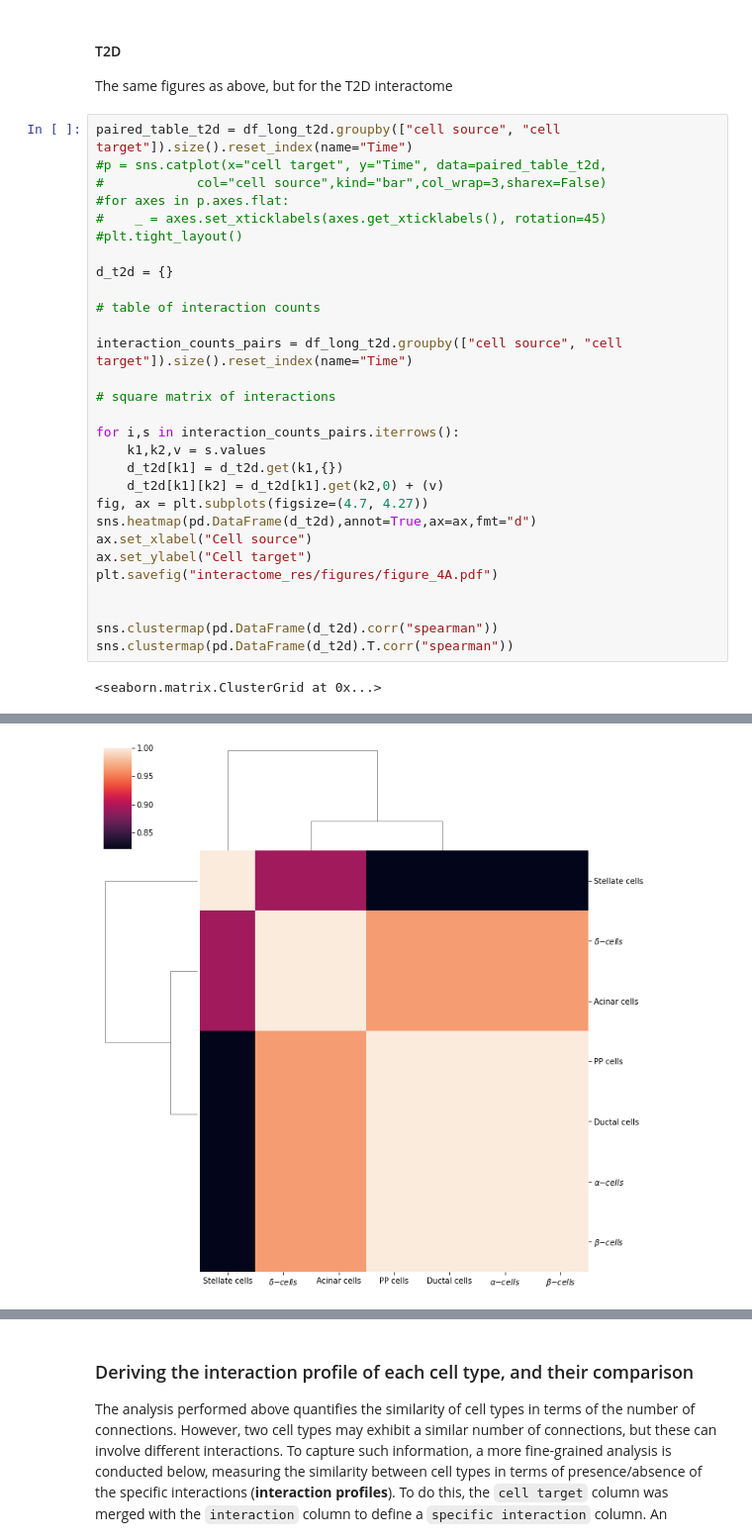
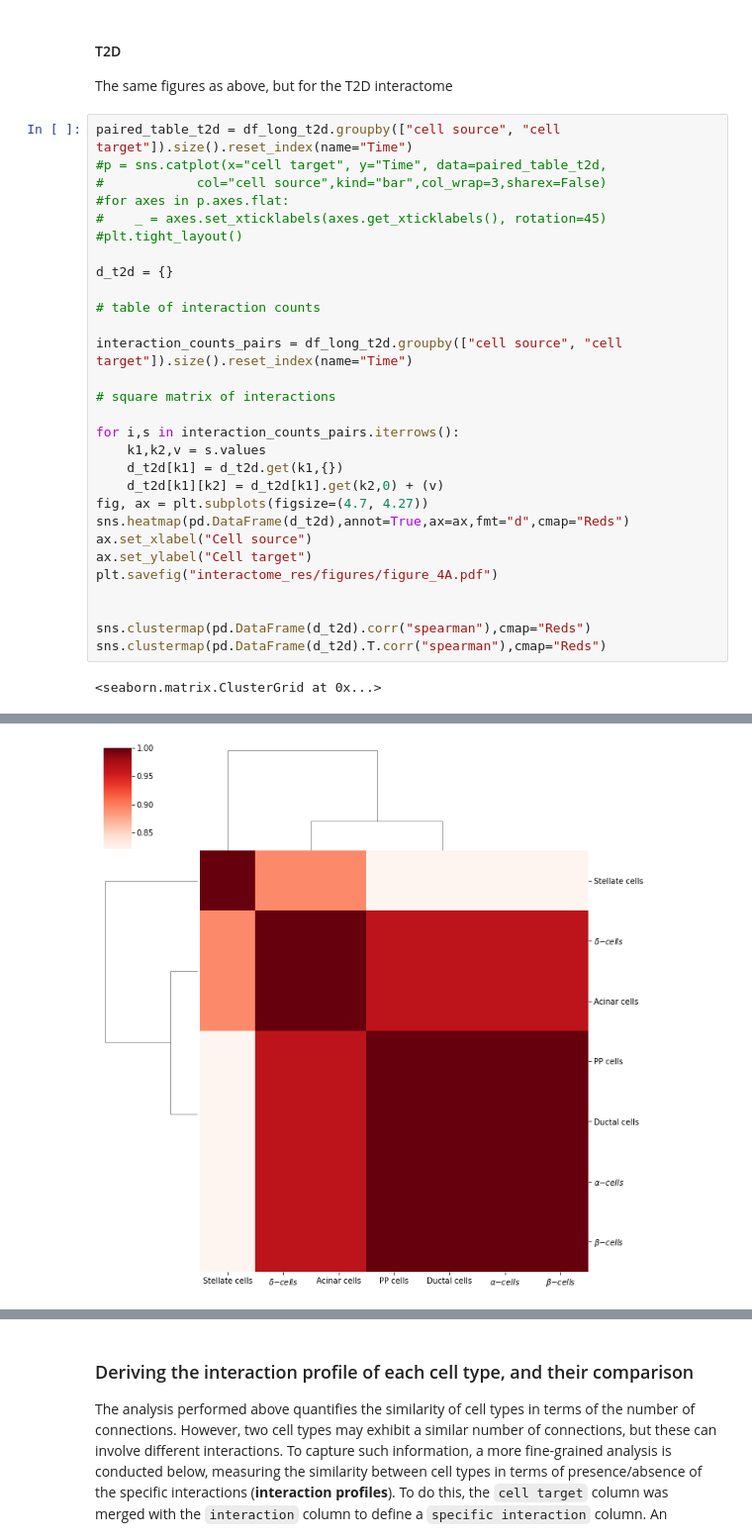
Before and after one commit to EBosi/IsletInteractome, a Jupyter notebook: NARGAB_Bosi_2022_notebook.ipynb, the cells around one changed output, grey strips where cells are left out. Shown at 99% size. Cells and saved outputs as stored; diff of their text form.

Commit message:
minor aesthetic changes to notebook
changed color scale of heatmaps as suggested by reviewer 2

```diff
--- a/NARGAB_Bosi_2022_notebook.ipynb
+++ b/NARGAB_Bosi_2022_notebook.ipynb
@@ -285,13 +288,13 @@ for i,s in interaction_counts_pairs.iterrows():
     d_t2d[k1] = d_t2d.get(k1,{})
     d_t2d[k1][k2] = d_t2d[k1].get(k2,0) + (v)
 fig, ax = plt.subplots(figsize=(4.7, 4.27))
-sns.heatmap(pd.DataFrame(d_t2d),annot=True,ax=ax,fmt="d")
+sns.heatmap(pd.DataFrame(d_t2d),annot=True,ax=ax,fmt="d",cmap="Reds")
 ax.set_xlabel("Cell source")
 ax.set_ylabel("Cell target")
 plt.savefig("interactome_res/figures/figure_4A.pdf")
 
 
-sns.clustermap(pd.DataFrame(d_t2d).corr("spearman"))
-sns.clustermap(pd.DataFrame(d_t2d).T.corr("spearman"))
+sns.clustermap(pd.DataFrame(d_t2d).corr("spearman"),cmap="Reds")
+sns.clustermap(pd.DataFrame(d_t2d).T.corr("spearman"),cmap="Reds")
 # %% [output]
 <seaborn.matrix.ClusterGrid at 0x...>
@@ -299 +302 @@ sns.clustermap(pd.DataFrame(d_t2d).T.corr("spearman"))
-[figure, old version]
+[figure, new version]
```
Also changed, not shown: parts of 7 cells of this notebook.
